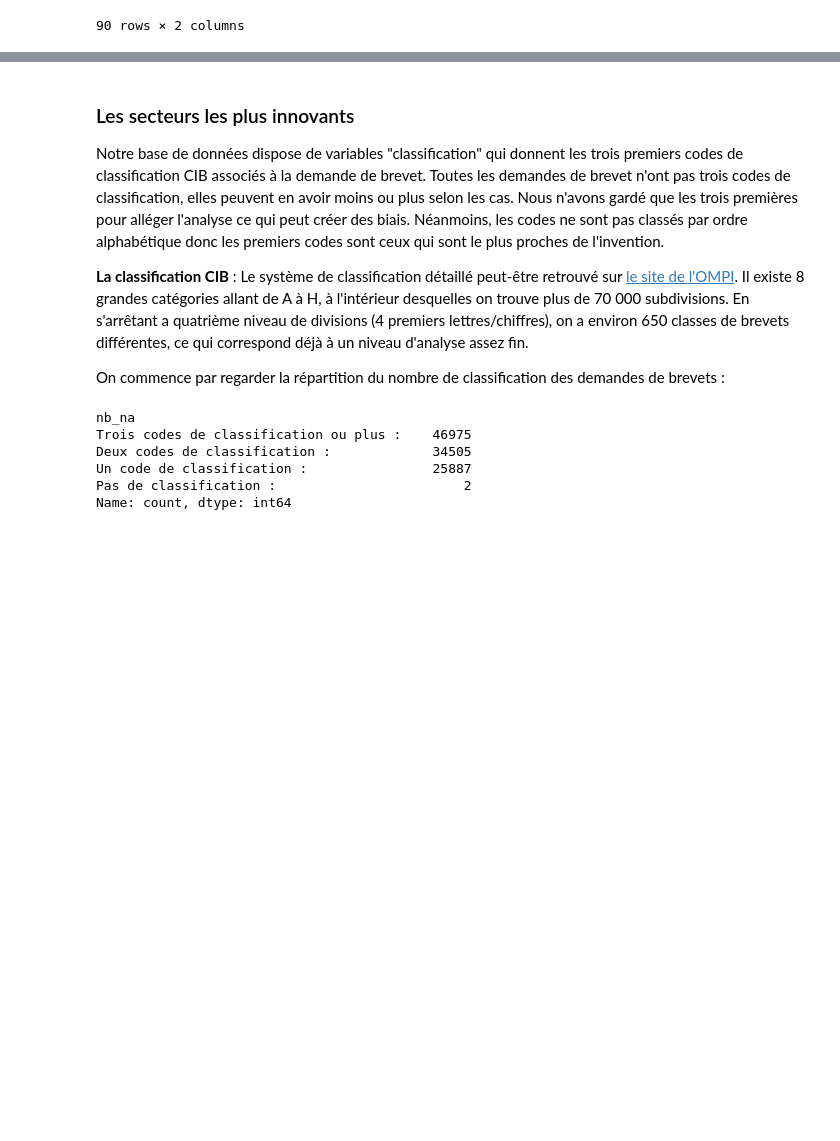
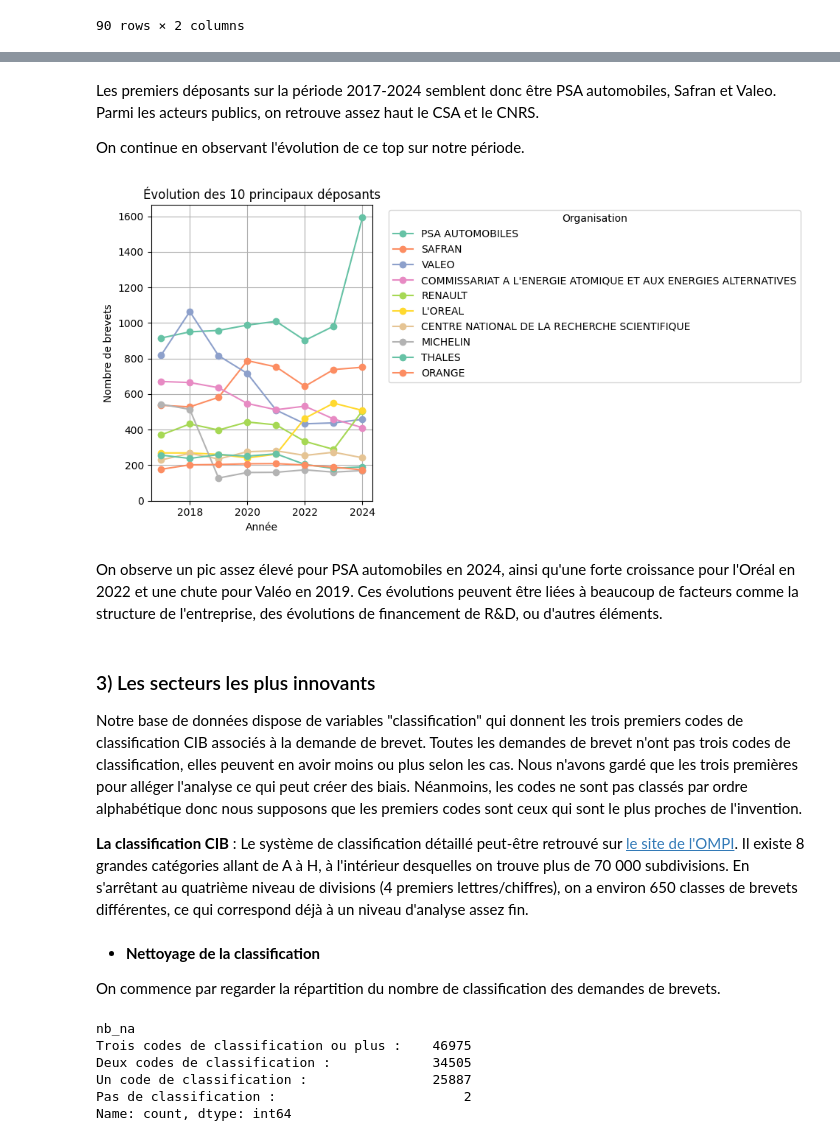
Before and after one commit to IrisLaf/Depots-de-brevets-et-marches-financiers, a Jupyter notebook: Main.ipynb, the cells around one changed output, grey strips where cells are left out. Cells and saved outputs as stored; diff of their text form; code cells hidden in the pictures; blank space fills up the shorter version.

```diff
--- a/Main.ipynb
+++ b/Main.ipynb
@@ -788,0 +782,6 @@ plt.show()
+# %%
+applicant_cols = [
+    "applicant_1_orgname",
+    "applicant_2_orgname",
+    "applicant_3_orgname"
+]
@@ -788,0 +791,8 @@ plt.show()
+# %%
+# Suppression des NA et des None
+data_brevets_finale[applicant_cols] = (
+    data_brevets_finale[applicant_cols]
+    .replace(r"\b(None|NA)\b", "", regex=True)
+    .apply(lambda col: col.str.strip().str.upper())
+    .replace("", pd.NA)
+)
@@ -789,14 +935,33 @@ plt.show()
+# %% [markdown]
+Les premiers déposants sur la période 2017-2024 semblent donc être PSA automobiles, Safran et Valeo. Parmi les acteurs publics, on retrouve assez haut le CSA et le CNRS.
+
+On continue en observant l'évolution de ce top sur notre période.
+# %%
+applicants_by_org_year = (
+    applicants_long
+    .groupby(["orgname", "year"])
+    .size()
+    .reset_index(name="n_brevets")
+)
+# %%
+plot_top_applicants(applicants_by_org_year, n=10)
+# %% [output]
+[figure, added]
+# %% [markdown]
+On observe un pic assez élevé pour PSA automobiles en 2024, ainsi qu'une forte croissance pour l'Oréal en 2022 et une chute pour Valéo en 2019. Ces évolutions peuvent être liées à beaucoup de facteurs comme la structure de l'entreprise, des évolutions de financement de R&D, ou d'autres éléments.
 # %% [markdown]
 <a id='statsdesc_secteurs'></a>
-### Les secteurs les plus innovants
+### 3) Les secteurs les plus innovants
 
-Notre base de données dispose de variables "classification" qui donnent les trois premiers codes de classification CIB associés à la demande de brevet. Toutes les demandes de brevet n'ont pas trois codes de classification, elles peuvent en avoir moins ou plus selon les cas. Nous n'avons gardé que les trois premières pour alléger l'analyse ce qui peut créer des biais. Néanmoins, les codes ne sont pas classés par ordre alphabétique donc les premiers codes sont ceux qui sont le plus proches de l'invention.
+Notre base de données dispose de variables "classification" qui donnent les trois premiers codes de classification CIB associés à la demande de brevet. Toutes les demandes de brevet n'ont pas trois codes de classification, elles peuvent en avoir moins ou plus selon les cas. Nous n'avons gardé que les trois premières pour alléger l'analyse ce qui peut créer des biais. Néanmoins, les codes ne sont pas classés par ordre alphabétique donc nous supposons que les premiers codes sont ceux qui sont le plus proches de l'invention.
 
 **La classification CIB** :
 Le système de classification détaillé peut-être retrouvé sur [le site de l'OMPI](https://ipcpub.wipo.int/?notion=scheme&version=20260101&symbol=none&menulang=en&lang=en&viewmode=f&fipcpc=no&showdeleted=yes&indexes=no&headings=yes&notes=yes&direction=o2n&initial=A&cwid=none&tree=no&searchmode=smart).
-Il existe 8 grandes catégories allant de A à H, à l'intérieur desquelles on trouve plus de 70 000 subdivisions. En s'arrêtant a quatrième niveau de divisions (4 premiers lettres/chiffres), on a environ 650 classes de brevets différentes, ce qui correspond déjà à un niveau d'analyse assez fin.
-
-On commence par regarder la répartition du nombre de classification des demandes de brevets :
+Il existe 8 grandes catégories allant de A à H, à l'intérieur desquelles on trouve plus de 70 000 subdivisions. En s'arrêtant au quatrième niveau de divisions (4 premiers lettres/chiffres), on a environ 650 classes de brevets différentes, ce qui correspond déjà à un niveau d'analyse assez fin.
+# %% [markdown]
+- **Nettoyage de la classification**
+
+On commence par regarder la répartition du nombre de classification des demandes de brevets.
 # %%
 # Compte des NA dans les colonnes classification
 cols = ["classification_1_text", "classification_2_text", "classification_3_text"]
```
Also changed, not shown: parts of 46 cells of this notebook, 2 other files.
